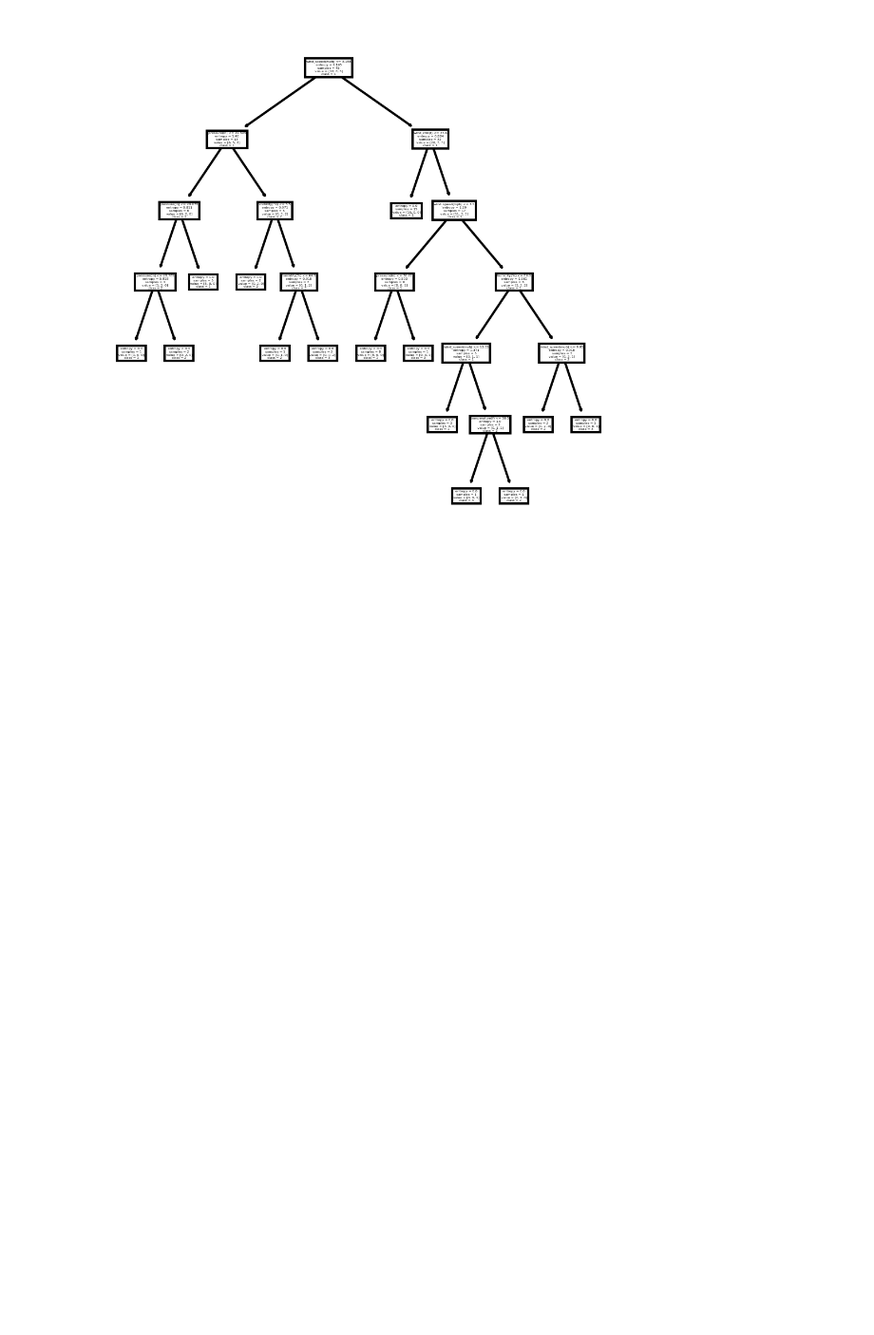
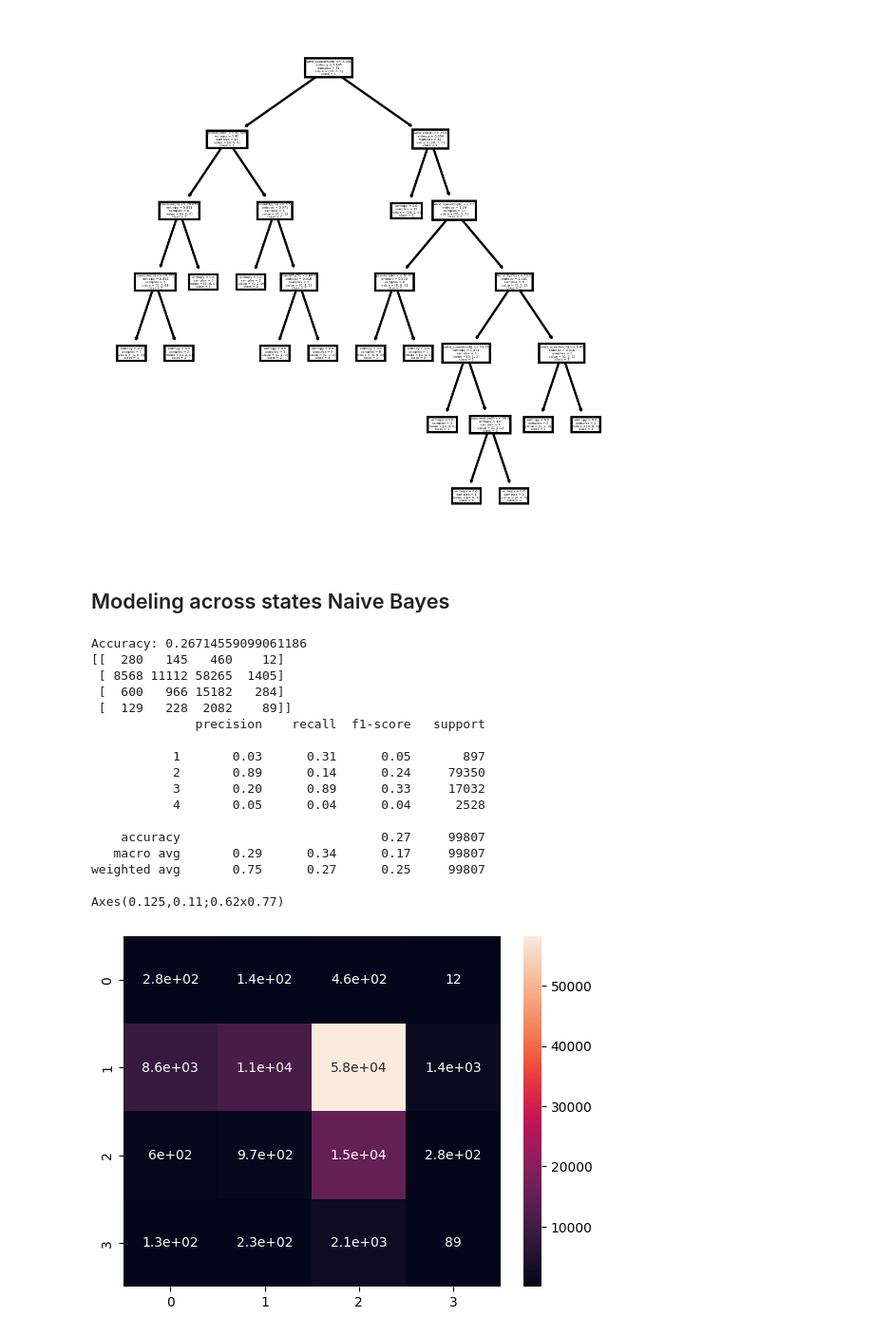
Before and after one commit to abiramvyas/US_Accidents, a Jupyter notebook: Modeling.ipynb, the cells around one changed output. Shown: that part at 95% size. Cells and saved outputs as stored; diff of their text form; code cells hidden in the pictures; blank space fills up the shorter version.

Commit message:
Modeling notebook updated with Naive Bayes

```diff
--- a/Modeling.ipynb
+++ b/Modeling.ipynb
@@ -365,3 +365,52 @@ weighted avg       0.68      0.75      0.71        12
  Text(0.9523809523809523, 0.21428571428571427, 'entropy = 0.0\nsamples = 1\nvalue = [0, 0, 1]\nclass = 3')]
 [figure]
 [figure]
+# %% [markdown]
+## Modeling across states Naive Bayes
+# %%
+from sklearn.naive_bayes import GaussianNB
+
+X = data_filtered[feat_for_model[1:]]
+y = data_filtered[response]
+
+X.crossing = X.crossing.astype(int)
+X.give_way = X.give_way.astype(int)
+X.junction = X.junction.astype(int)
+X.no_exit = X.no_exit.astype(int)
+X.railway = X.railway.astype(int)
+X.roundabout = X.roundabout.astype(int)
+X.station = X.station.astype(int)
+X.stop = X.stop.astype(int)
+X.traffic_calming = X.traffic_calming.astype(int)
+X.traffic_signal = X.traffic_signal.astype(int)
+
+X_train, X_test, y_train, y_test = train_test_split(X, y, test_size=0.2, random_state=0)
+gnb = GaussianNB()
+
+y_pred = gnb.fit(X_train, y_train).predict(X_test)
+
+
+labels_ = ['1','2','3','4']
+print("Accuracy:",metrics.accuracy_score(y_test, y_pred))
+print(confusion_matrix(y_test, y_pred))
+print(classification_report(y_test, y_pred))
+print(sns.heatmap(confusion_matrix(y_test, y_pred),annot=True))
+# %% [output]
+Accuracy: 0.26714559099061186
+[[  280   145   460    12]
+ [ 8568 11112 58265  1405]
+ [  600   966 15182   284]
+ [  129   228  2082    89]]
+              precision    recall  f1-score   support
+
+           1       0.03      0.31      0.05       897
+           2       0.89      0.14      0.24     79350
+           3       0.20      0.89      0.33     17032
+           4       0.05      0.04      0.04      2528
+
+    accuracy                           0.27     99807
+   macro avg       0.29      0.34      0.17     99807
+weighted avg       0.75      0.27      0.25     99807
+
+Axes(0.125,0.11;0.62x0.77)
+[figure, added]
```
